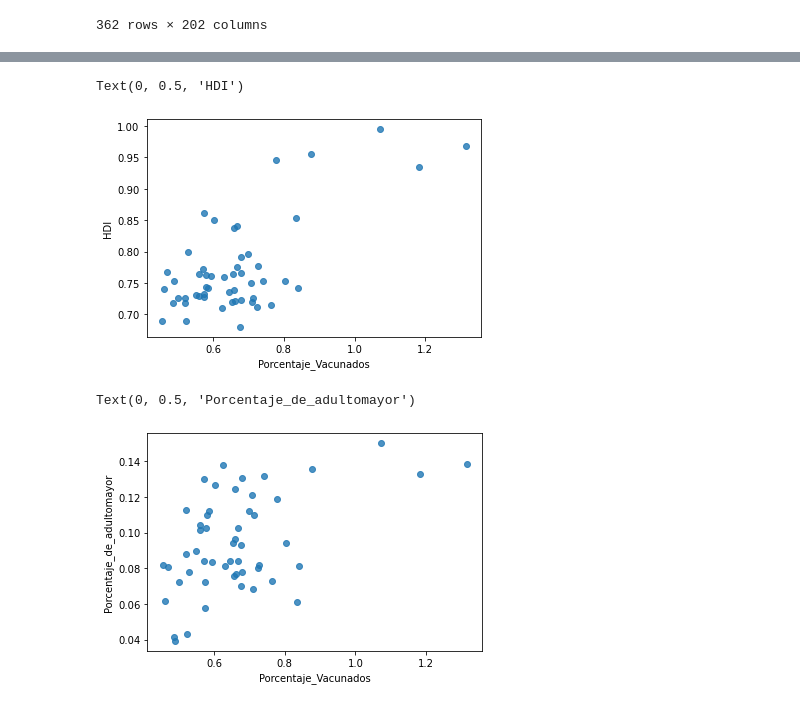
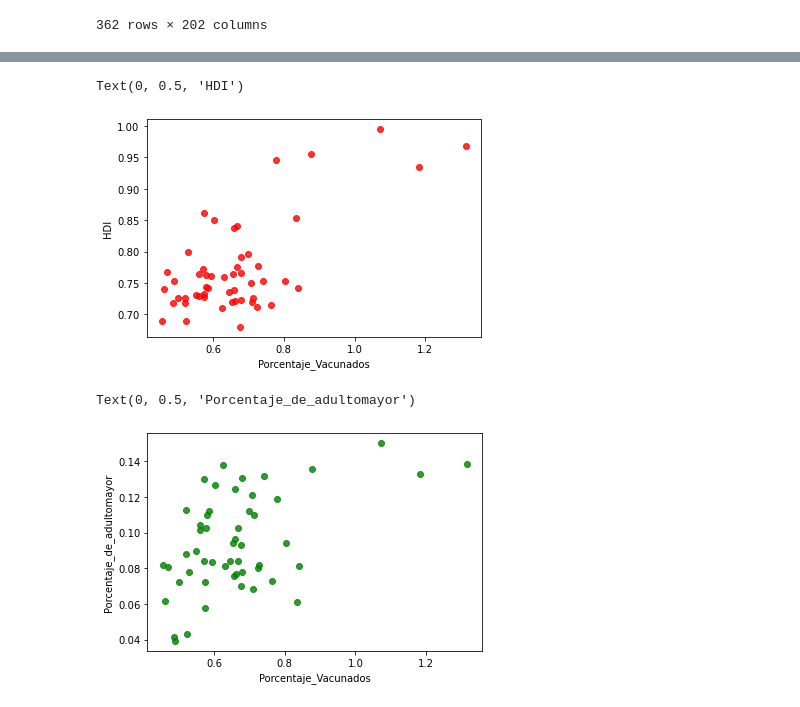
Before and after one commit to VictoriaSilvaA/Tareas, a Jupyter notebook: Tarea 2.ipynb, the cells around one changed output, grey strips where cells are left out. Saved outputs shown, nothing was run; the diff lists cells and outputs as text; code cells hidden in the pictures.

```diff
--- a/Tarea 2.ipynb
+++ b/Tarea 2.ipynb
@@ -245,23 +270,23 @@ W.head()
 # %%
 fig, ax = plt.subplots(1, 1, figsize=(6,4))
-ax.scatter(x=W.Total/W.Poblacion, y=W.HDI, alpha= 0.8)
+ax.scatter(x = W.Total/W.Poblacion, y = W.HDI, alpha = 0.8, color ='red')
 ax.set_xlabel('Porcentaje_Vacunados')
 ax.set_ylabel('HDI')
 
 ## se grafican ahora los datos ya trabajados del porcentaje de vacunados de cada comuna de la RM respecto a su HDI
 # %% [output]
 Text(0, 0.5, 'HDI')
-[figure, old version]
+[figure, new version]
 # %%
 fig, ax = plt.subplots(1, 1, figsize=(6,4))
-ax.scatter(x=W.Total/W.Poblacion, y=W.EDAD_65YMAS/W.Poblacion, alpha= 0.8)
+ax.scatter(x = W.Total/W.Poblacion, y = W.EDAD_65YMAS/W.Poblacion, alpha= 0.8, color ='green')
 ax.set_xlabel('Porcentaje_Vacunados')
 ax.set_ylabel('Porcentaje_de_adultomayor')
 
 ## porcentaje de vacunados de cada comuna con la cantidad de adultos mayor
 # %% [output]
 Text(0, 0.5, 'Porcentaje_de_adultomayor')
-[figure, old version]
+[figure, new version]
 # %%
 ## Lo que se concluye en Twitter no es del todo cierto ya que al trabajar los datos se observa que esto depende de la cantidad
 ## de población de adulto mayor de cada comuna, a demas que la metodologia de campaña de vacunación partio de las personas
```
Also changed, not shown: parts of 20 cells of this notebook.
